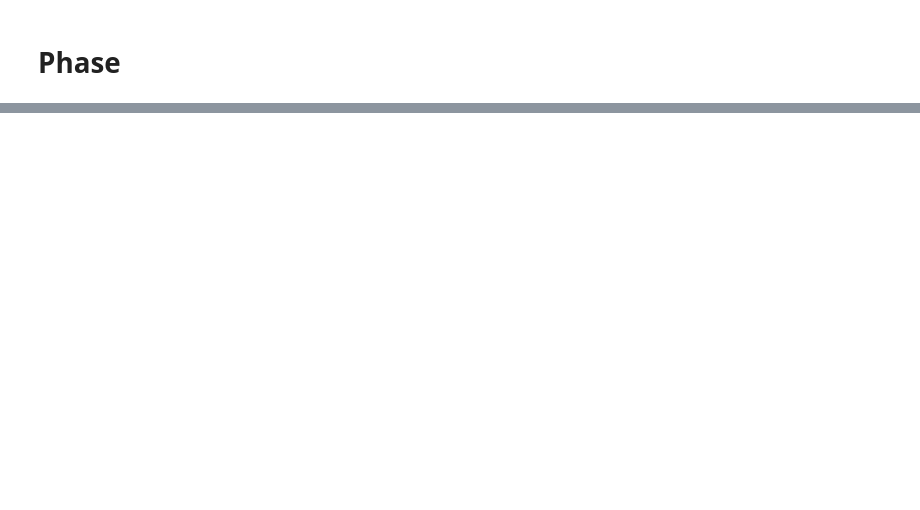
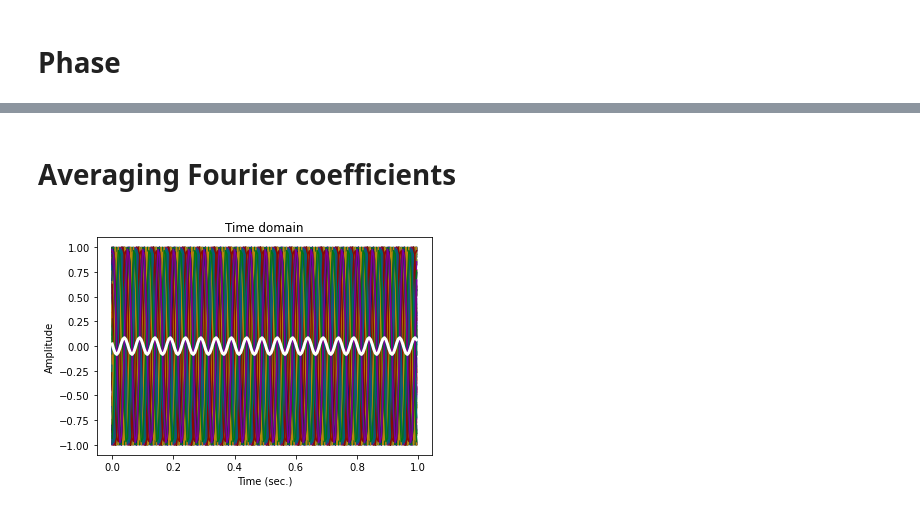
Before and after one commit to amirhdre/Fourier-transform, a Jupyter notebook: 02 DTFT.ipynb, the cells around one changed output, grey strips where cells are left out. Drawn from its saved outputs; the diff is of its cells as text; code cells hidden in the pictures; blank space fills up the shorter version.

```diff
--- a/02 DTFT.ipynb
+++ b/02 DTFT.ipynb
@@ -126,0 +198,27 @@ hz: (0.0, 500.0)
+# %% [markdown]
+# Averaging Fourier coefficients
+# %%
+# simulation parameters
+ntrials = 100
+srate   = 200 # Hz
+time    = np.arange(0,1,1/srate)
+pnts    = len(time)
+
+
+# create dataset
+data = np.zeros((ntrials,pnts))
+for triali in range(0,ntrials):
+    data[triali,:] = np.sin(2*np.pi*20*time + 2*np.pi*np.random.rand())
+
+# plot the data
+for i in range(0,ntrials):
+    plt.plot(time,data[i,:])
+plt.plot(time,np.mean(data,axis=0),'w',linewidth=3)
+plt.xlabel('Time (sec.)')
+plt.ylabel('Amplitude')
+plt.title('Time domain')
+# plt.xlim([0,.1])
+
+plt.show()
+# %% [output]
+[figure, added]
```
Also changed, not shown: parts of 9 cells of this notebook, 2 other files.
